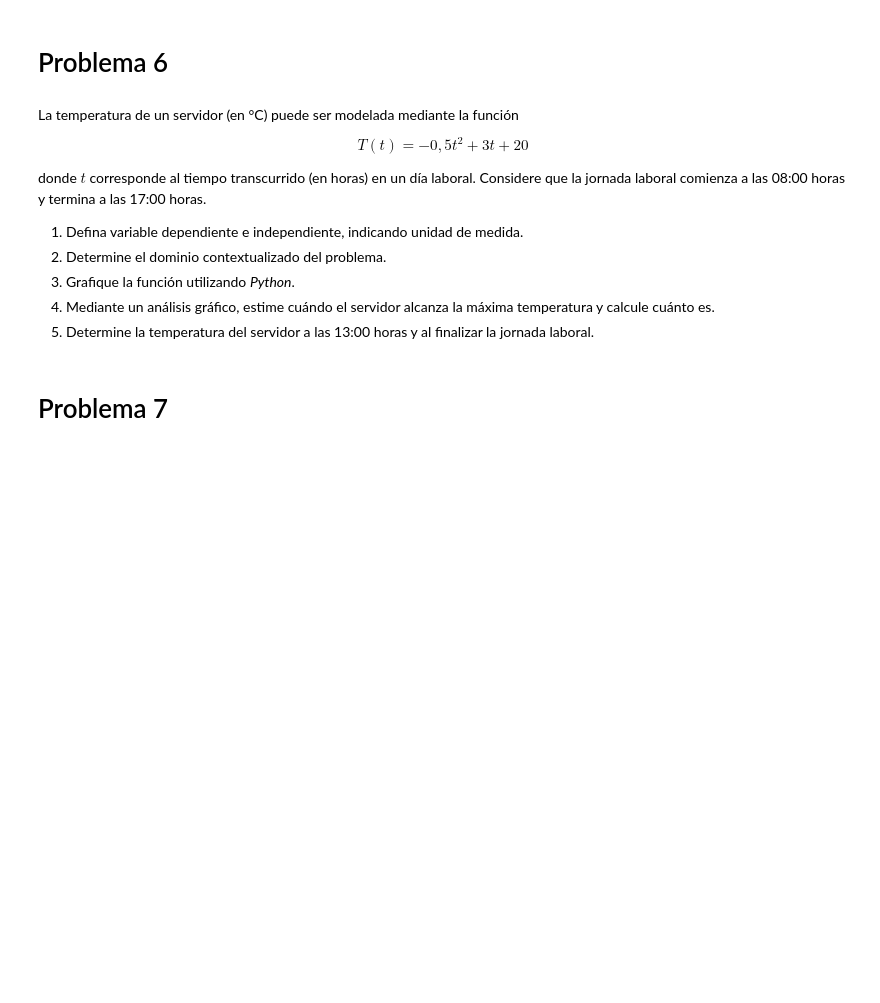
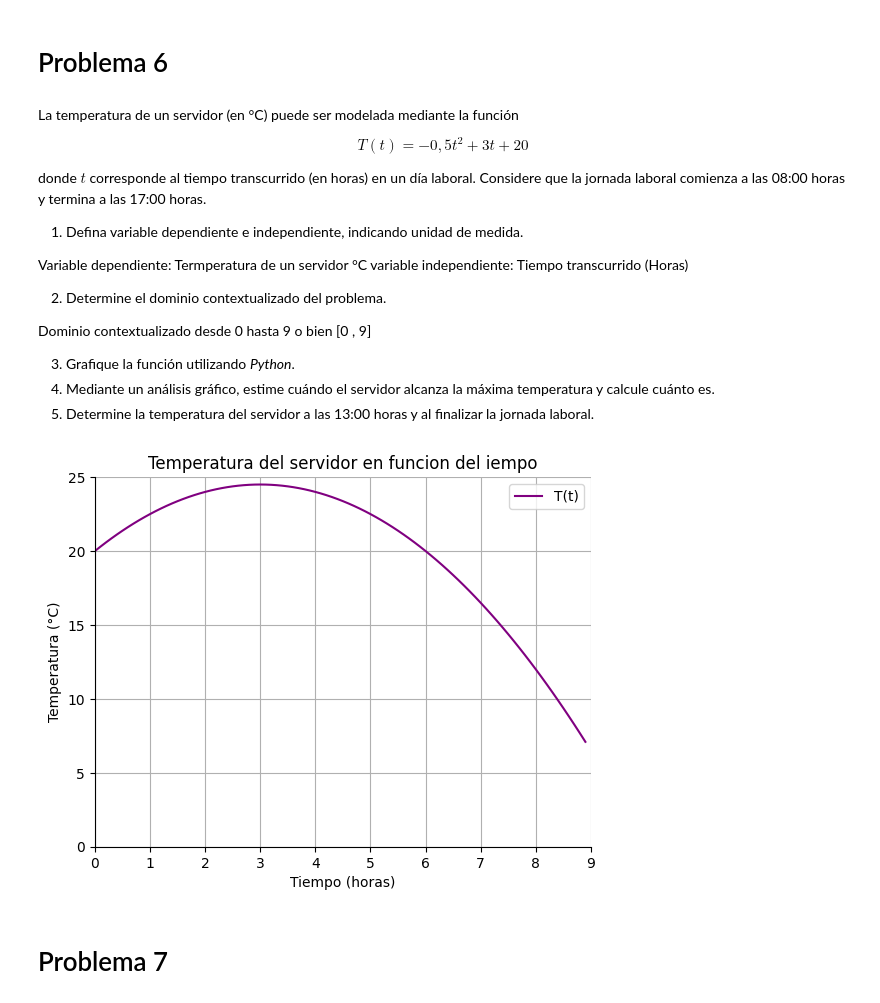
Before and after one commit to Cr1stoph/MAteAplicada, a Jupyter notebook: G1_Funciones.ipynb, the cells around one changed output. Cells and saved outputs as stored; diff of their text form; code cells hidden in the pictures; blank space fills up the shorter version.

```diff
--- a/G1_Funciones.ipynb
+++ b/G1_Funciones.ipynb
@@ -218,10 +218,42 @@ $$T(t) = -0,5 t^{2} + 3 t + 20$$
 donde $t$ corresponde al tiempo transcurrido (en horas) en un día laboral. Considere que la jornada laboral comienza a las 08:00 horas y termina a las 17:00 horas.
 
 1.  Defina variable dependiente e independiente, indicando unidad de medida.
+
+Variable dependiente: Termperatura de un servidor °C
+variable independiente: Tiempo transcurrido (Horas)
+
 2.  Determine el dominio contextualizado del problema.
+
+Dominio contextualizado desde 0 hasta 9 o bien [0 , 9]
+
 3.  Grafique la función utilizando *Python*.
 4.  Mediante un análisis gráfico, estime cuándo el servidor alcanza la máxima temperatura y calcule cuánto es.
 5.  Determine la temperatura del servidor a las 13:00 horas y al finalizar la jornada laboral.
+# %%
+import matplotlib.pyplot as plt
+import numpy as np
+
+def T(t):
+    return -0.5 * t**2 + 3 * t + 20
+
+x = np.arange(0 , 9.1 , 0.1) #esto define el rango, como vimos en el dominio de 0 a 9, lo mismo aqui
+plt.plot(x,T(x), label = 'T(t)', color = 'purple') #label para el nombre de la funcion que en este caso es de T(t)
+plt.title('Temperatura del servidor en funcion del iempo')
+plt.xlabel('Tiempo (horas)') #independiente
+plt.ylabel('Temperatura (°C)') #dependiente
+plt.grid()
+plt.legend()
+
+plt.xlim(0 , 9)#depende del mismo dominio contextualizado limites del X
+plt.ylim(0 , 25) #son los numeros que aparecen como limite en el Y
+
+#modificador de spines
+ax = plt.gca()
+ax.spines[['left','bottom']].set_position(('data',0))
+ax.spines[['right', 'top']].set_visible(False)
+plt.show()
+# %% [output]
+[figure, added]
 # %% [markdown]
 # Problema 7
 # %% [markdown]
```
Also changed, not shown: 2 other files.
